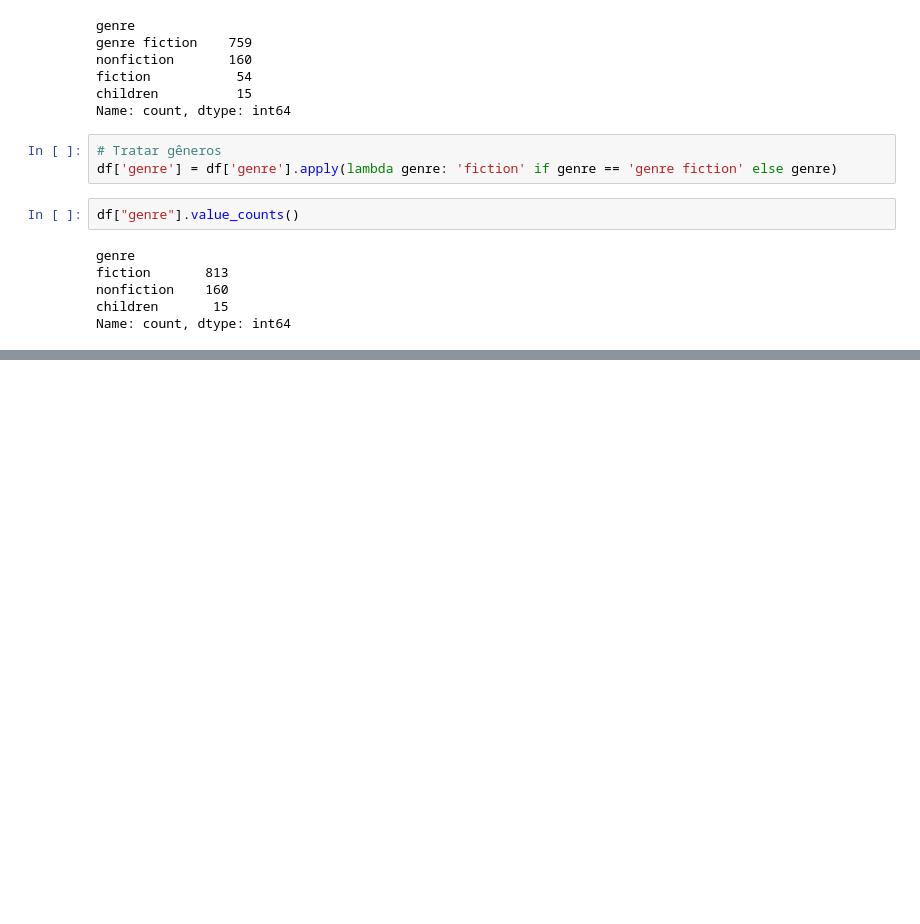
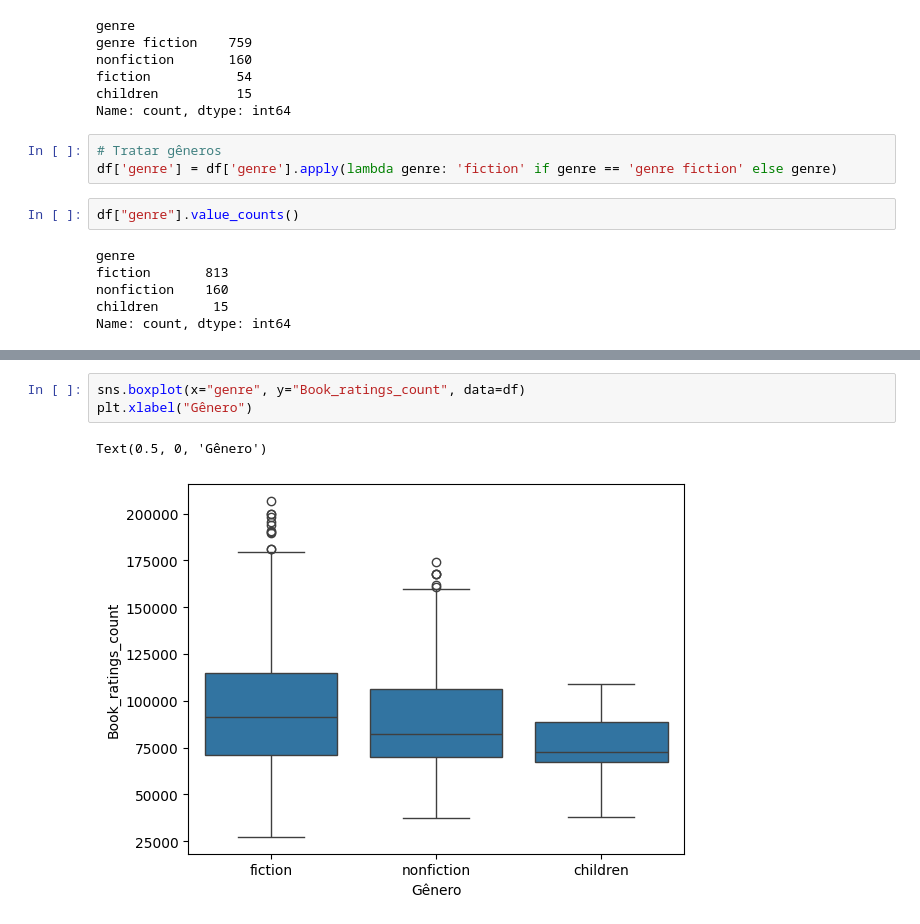
Before and after one commit to Laurentius96/Analysis_of_Book_Publication_Data, a Jupyter notebook: main.ipynb, the cells around one changed output, grey strips where cells are left out. Saved outputs shown, nothing was run; the diff lists cells and outputs as text; blank space fills up the shorter version.

```diff
--- a/main.ipynb
+++ b/main.ipynb
@@ -162,0 +184,6 @@ Name: count, dtype: int64
+# %%
+sns.boxplot(x="genre", y="Book_ratings_count", data=df)
+plt.xlabel("Gênero")
+# %% [output]
+Text(0.5, 0, 'Gênero')
+[figure, added]
```
Also changed, not shown: parts of 3 cells of this notebook.
